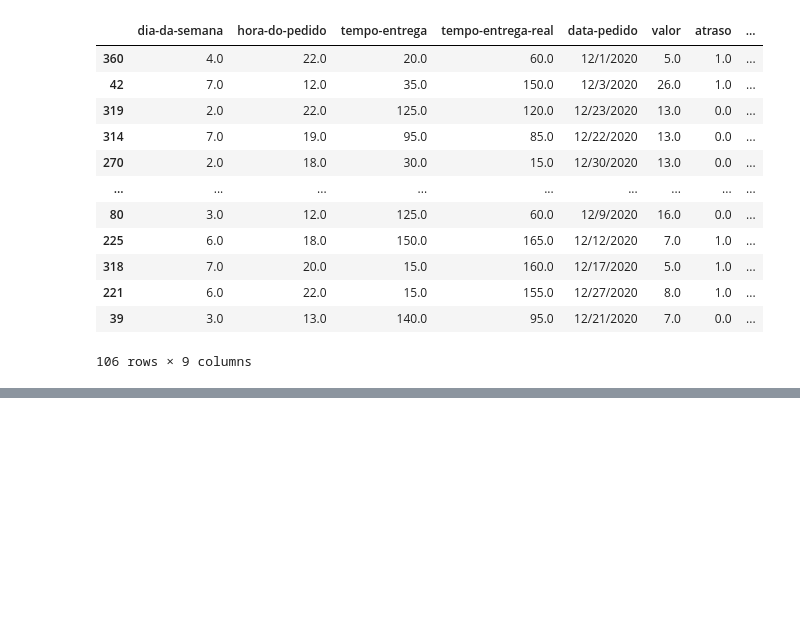
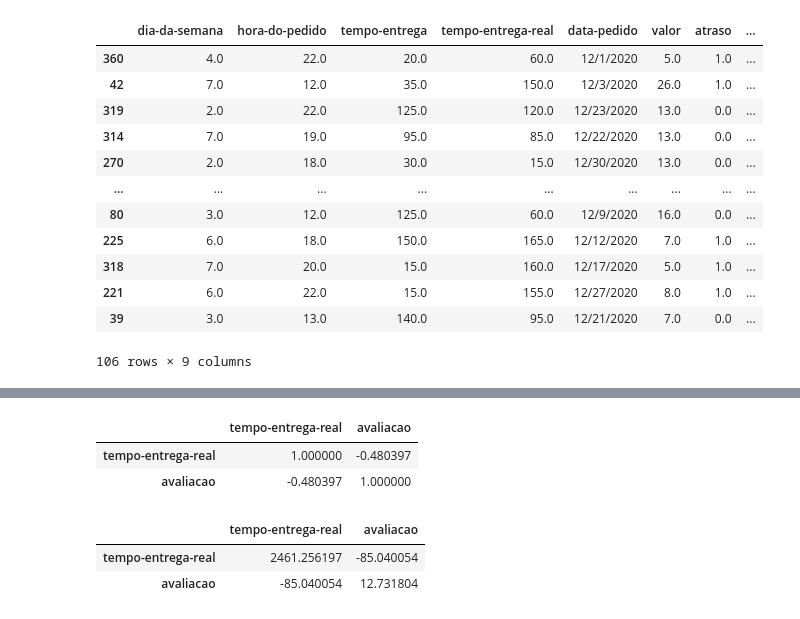
Before and after one commit to victorbertoldo/mba-data-analytics, a Jupyter notebook: Estatistica_MBA.ipynb, the cells around one changed output, grey strips where cells are left out. Saved outputs shown, nothing was run; the diff lists cells and outputs as text; code cells hidden in the pictures; blank space fills up the shorter version.

```diff
--- a/Estatistica_MBA.ipynb
+++ b/Estatistica_MBA.ipynb
@@ -172,0 +184,12 @@ estratificado
+# %%
+df[['tempo-entrega-real', 'avaliacao']].corr()
+# %% [output]
+|  | tempo-entrega-real | avaliacao |
+| tempo-entrega-real | 1.000000 | -0.480397 |
+| avaliacao | -0.480397 | 1.000000 |
+# %%
+df[['tempo-entrega-real', 'avaliacao']].cov()
+# %% [output]
+|  | tempo-entrega-real | avaliacao |
+| tempo-entrega-real | 2461.256197 | -85.040054 |
+| avaliacao | -85.040054 | 12.731804 |
```
Also changed, not shown: parts of 2 cells of this notebook.
